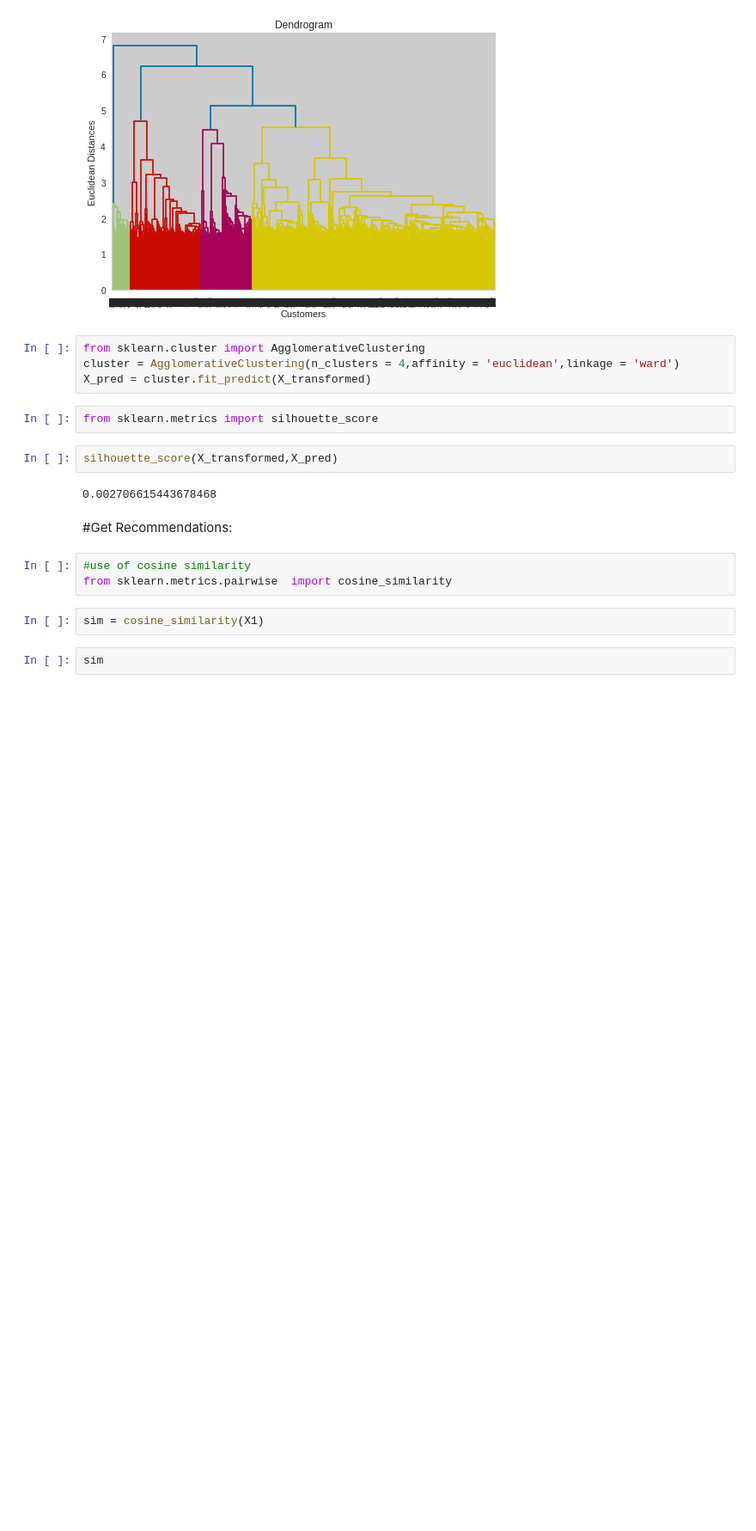
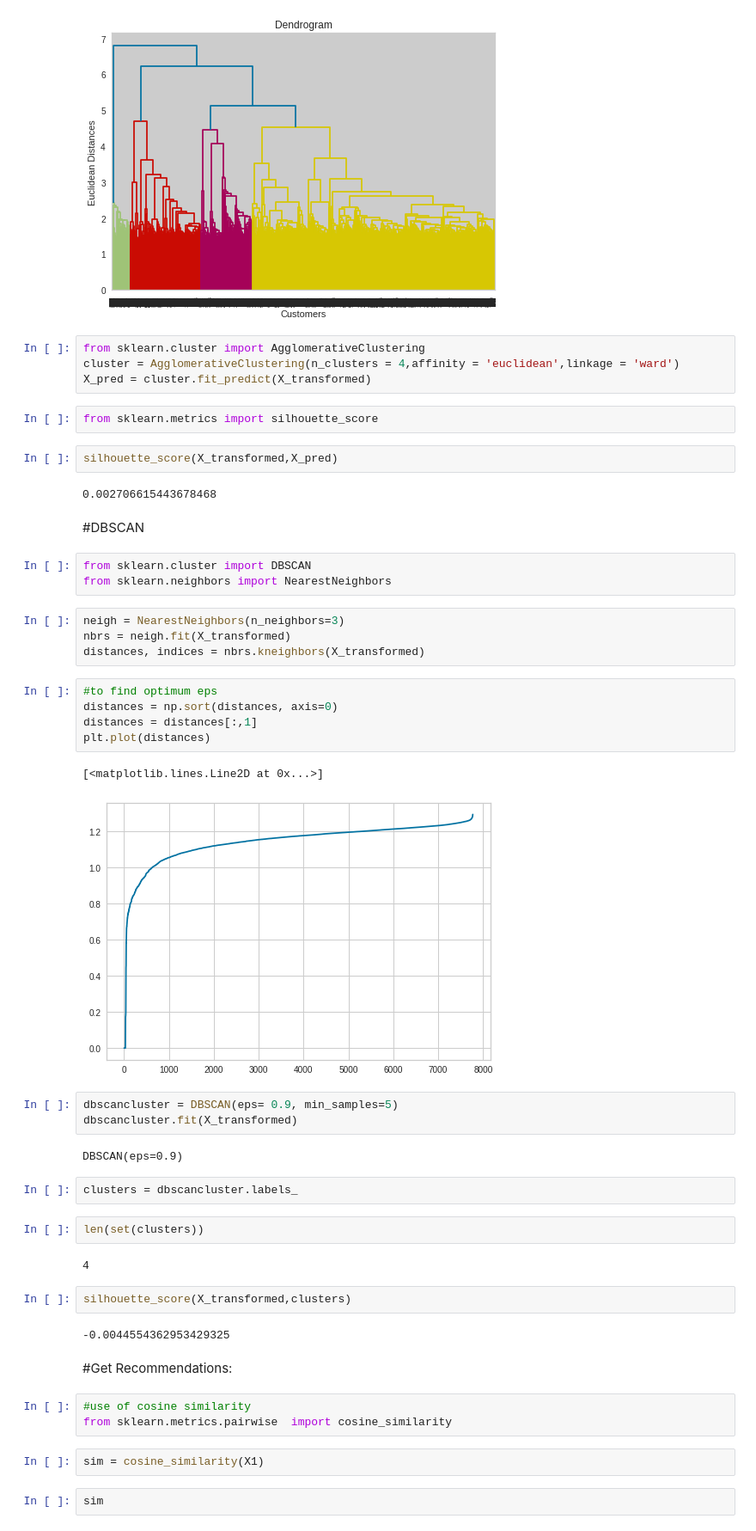
Before and after one commit to Imrgit93/UNS_Netflix-Movies-and-TV-Show-Clustering, a Jupyter notebook: UNS_Netflix_Movies_and_TV_Show_Clustering_part_2.ipynb, the cells around one changed output. Shown at 86% size. Cells and saved outputs as stored; diff of their text form; blank space fills up the shorter version.

```diff
--- a/UNS_Netflix_Movies_and_TV_Show_Clustering_part_2.ipynb
+++ b/UNS_Netflix_Movies_and_TV_Show_Clustering_part_2.ipynb
@@ -165,6 +174,38 @@ from sklearn.metrics import silhouette_score
 silhouette_score(X_transformed,X_pred)
 # %% [output]
 0.002706615443678468
+# %% [markdown]
+#DBSCAN
+# %%
+from sklearn.cluster import DBSCAN
+from sklearn.neighbors import NearestNeighbors
+# %%
+neigh = NearestNeighbors(n_neighbors=3)
+nbrs = neigh.fit(X_transformed)
+distances, indices = nbrs.kneighbors(X_transformed)
+# %%
+#to find optimum eps
+distances = np.sort(distances, axis=0)
+distances = distances[:,1]
+plt.plot(distances)
+# %% [output]
+[<matplotlib.lines.Line2D at 0x...>]
+[figure, added]
+# %%
+dbscancluster = DBSCAN(eps= 0.9, min_samples=5)
+dbscancluster.fit(X_transformed)
+# %% [output]
+DBSCAN(eps=0.9)
+# %%
+clusters = dbscancluster.labels_
+# %%
+len(set(clusters))
+# %% [output]
+4
+# %%
+silhouette_score(X_transformed,clusters)
+# %% [output]
+-0.0044554362953429325
 # %% [markdown]
 #Get Recommendations:
 # %%
```
Also changed, not shown: parts of 4 cells of this notebook.
